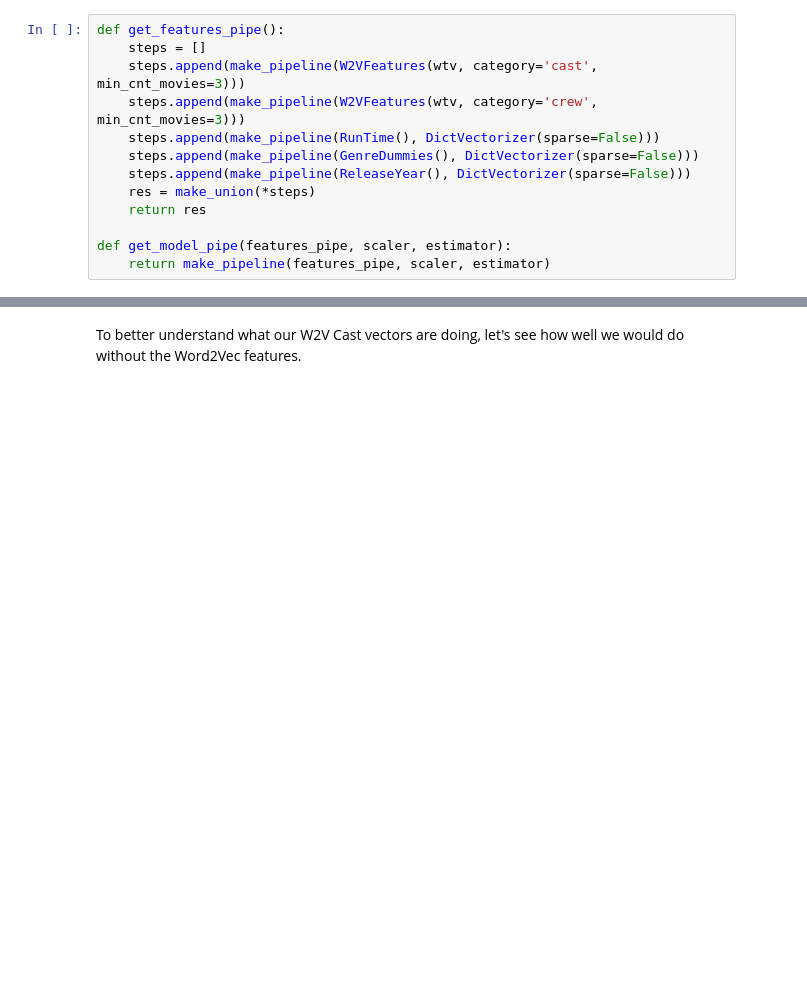
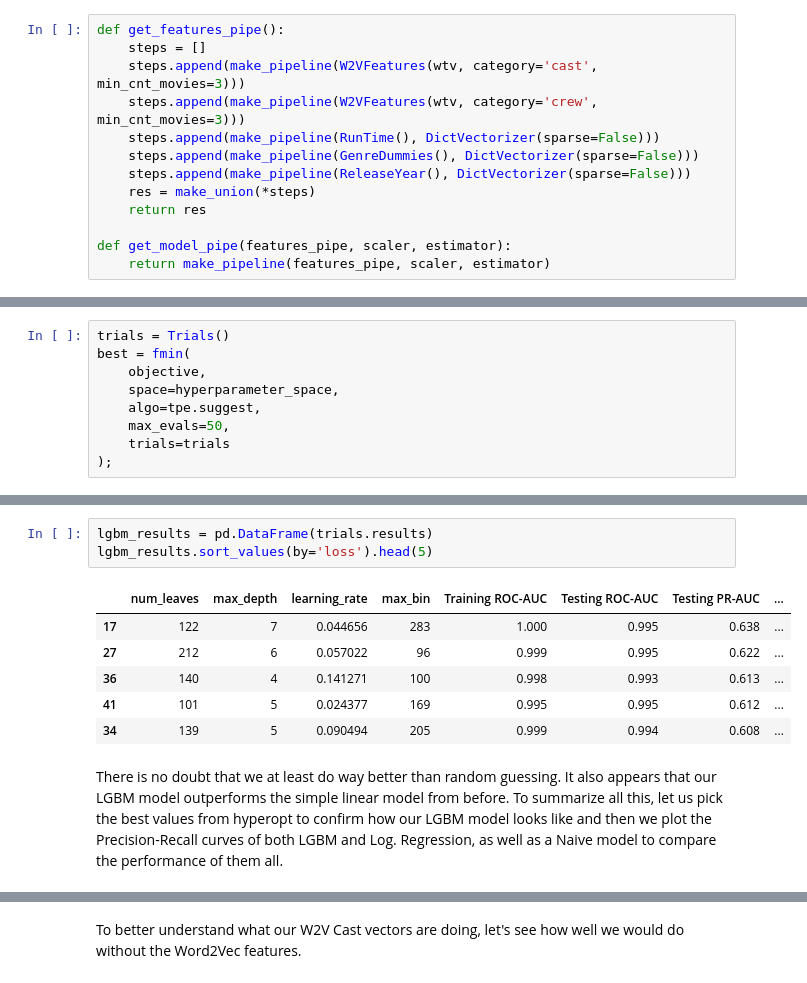
Before and after one commit to gabriel-manfredi/Machine-Learning-in-Films, a Jupyter notebook: Actors2Vec/notebooks/Word2Vec (non-NLP) for predicting movies' popularity.ipynb, the cells around one changed output, grey strips where cells are left out. Saved outputs shown, nothing was run; the diff lists cells and outputs as text; blank space fills up the shorter version.

```diff
--- a/Actors2Vec/notebooks/Word2Vec (non-NLP) for predicting movies' popularity.ipynb
+++ b/Actors2Vec/notebooks/Word2Vec (non-NLP) for predicting movies' popularity.ipynb
@@ -706,0 +754,9 @@ Let's see some of the predictions to get a more practical feel for what our mode
+# %%
+trials = Trials()
+best = fmin(
+    objective,
+    space=hyperparameter_space,
+    algo=tpe.suggest,
+    max_evals=50,
+    trials=trials
+);
@@ -706,0 +766,12 @@ Let's see some of the predictions to get a more practical feel for what our mode
+# %%
+lgbm_results = pd.DataFrame(trials.results)
+lgbm_results.sort_values(by='loss').head(5)
+# %% [output]
+|  | num_leaves | max_depth | learning_rate | max_bin | Training ROC-AUC | Testing ROC-AUC | Testing PR-AUC | ... |
+| 17 | 122 | 7 | 0.044656 | 283 | 1.000 | 0.995 | 0.638 | ... |
+| 27 | 212 | 6 | 0.057022 | 96 | 0.999 | 0.995 | 0.622 | ... |
+| 36 | 140 | 4 | 0.141271 | 100 | 0.998 | 0.993 | 0.613 | ... |
+| 41 | 101 | 5 | 0.024377 | 169 | 0.995 | 0.995 | 0.612 | ... |
+| 34 | 139 | 5 | 0.090494 | 205 | 0.999 | 0.994 | 0.608 | ... |
+# %% [markdown]
+There is no doubt that we at least do way better than random guessing. It also appears that our LGBM model outperforms the simple linear model from before. To summarize all this, let us pick the best values from hyperopt to confirm how our LGBM model looks like and then we plot the Precision-Recall curves of both LGBM and Log. Regression, as well as a Naive model to compare the performance of them all.
```
Also changed, not shown: parts of 44 cells of this notebook, 1 other file.
